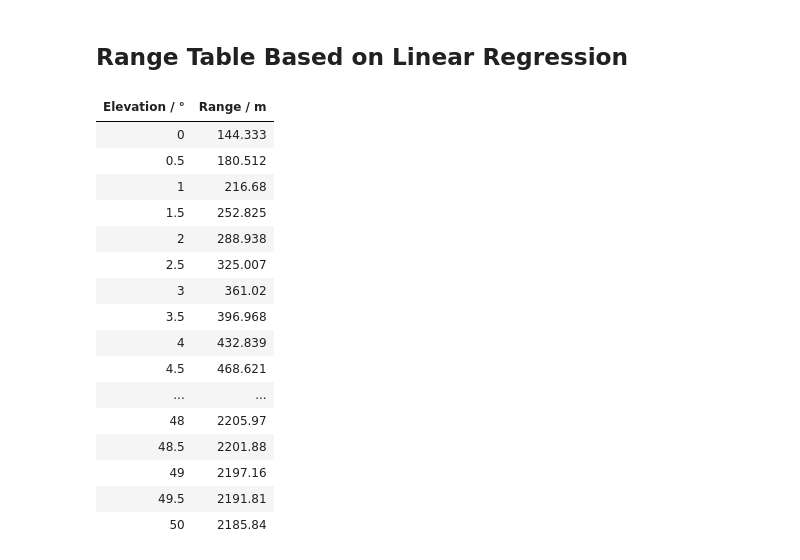
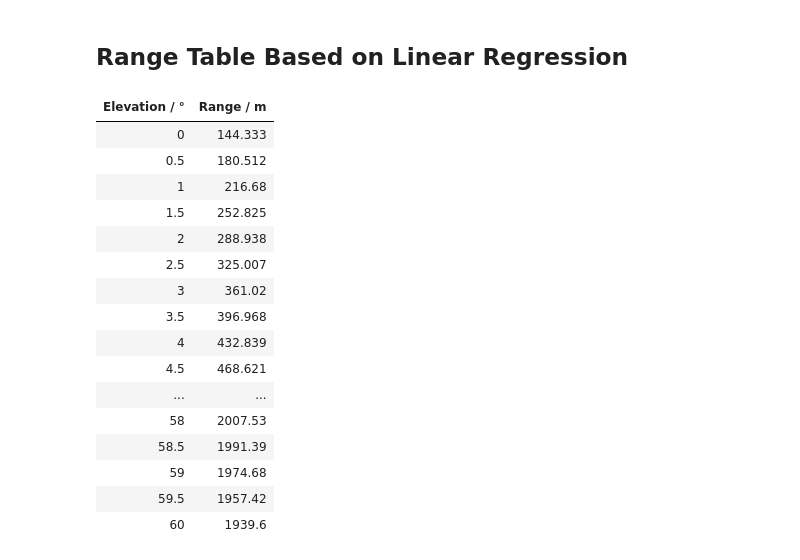
Before and after one commit to tanuki-bellydrum/squad-rocket-range-table, a Jupyter notebook: rocket_range_table.ipynb, the cells around one changed output. Drawn from its saved outputs; the diff is of its cells as text; code cells hidden in the pictures.

```diff
--- a/rocket_range_table.ipynb
+++ b/rocket_range_table.ipynb
@@ -152,27 +154,27 @@ Text(40, -5000, 'Splines obviously useless\n outside sample range')
 # %% [markdown]
 ## Range Table Based on Linear Regression
 # %%
-table_elevations = np.arange(0, 50.5, 0.5)
+table_elevations = np.arange(0, 60.5, 0.5)
 table_ranges = weight_all * cos_sin(table_elevations  / 180.0 * np.pi) + offset_all
 table = [(elevation, missile_range) for elevation, missile_range in zip(table_elevations, table_ranges)]
 display(HTML(tabulate.tabulate(table,
                                tablefmt='html',
                                headers=('Elevation / °', 'Range / m'))))
 # %% [output]
 | Elevation / ° | Range / m |
 | 0 | 144.333 |
 | 0.5 | 180.512 |
 | 1 | 216.68 |
 | 1.5 | 252.825 |
 | 2 | 288.938 |
 | 2.5 | 325.007 |
 | 3 | 361.02 |
 | 3.5 | 396.968 |
 | 4 | 432.839 |
 | 4.5 | 468.621 |
 | ... | ... |
-| 48 | 2205.97 |
-| 48.5 | 2201.88 |
-| 49 | 2197.16 |
-| 49.5 | 2191.81 |
-| 50 | 2185.84 |
+| 58 | 2007.53 |
+| 58.5 | 1991.39 |
+| 59 | 1974.68 |
+| 59.5 | 1957.42 |
+| 60 | 1939.6 |
```
Also changed, not shown: parts of 2 cells of this notebook.
